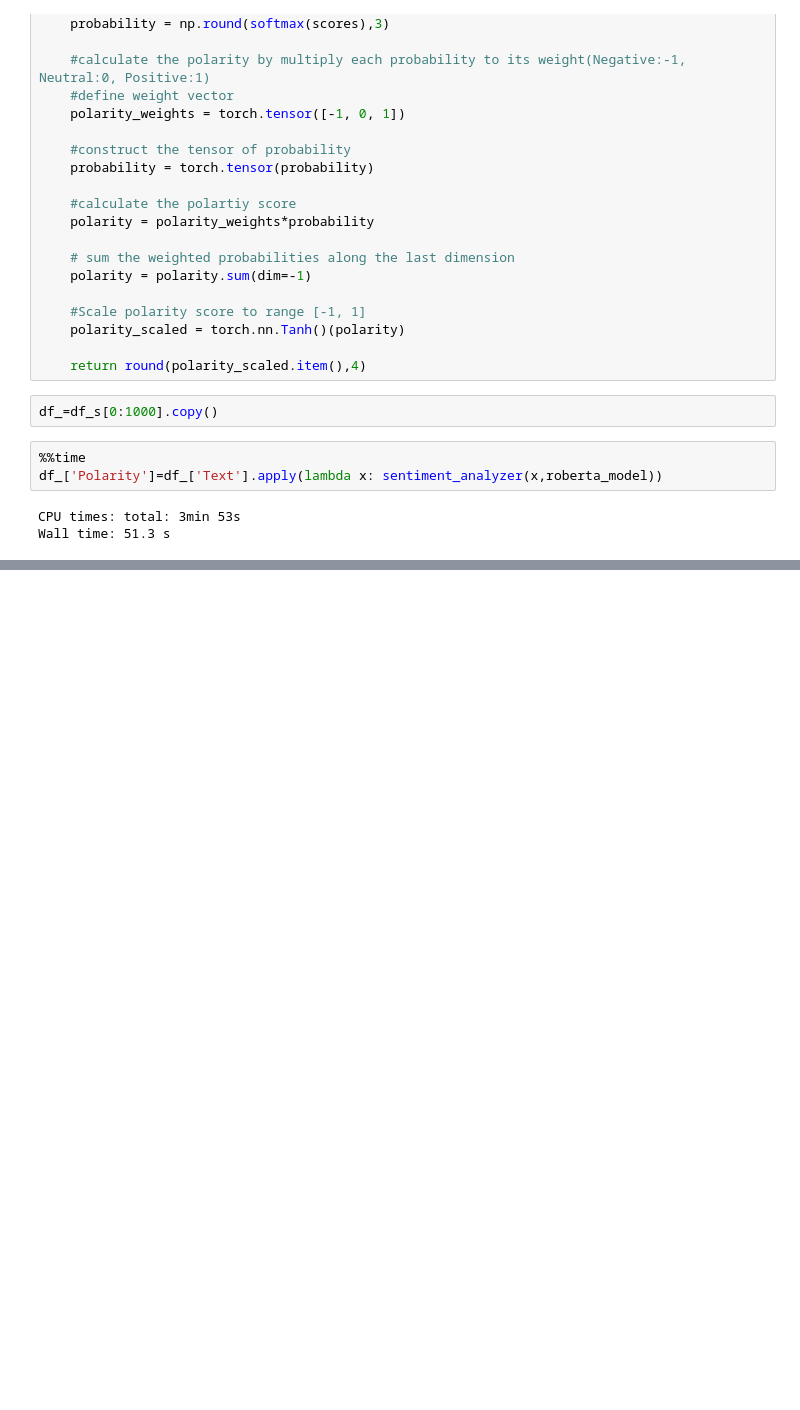
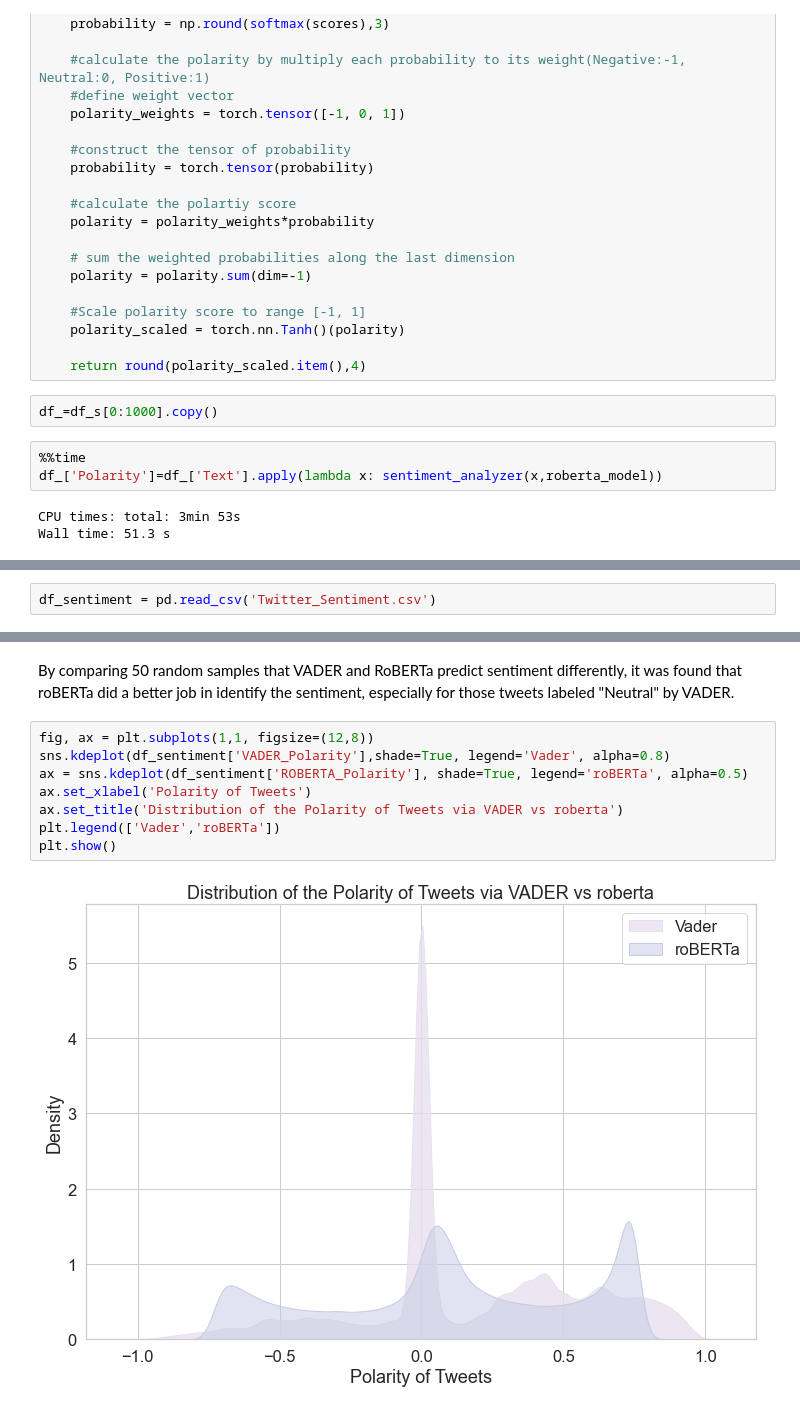
Before and after one commit to hxycorn/Twitter-Sentiment-Analysis-about-ChatGPT, a Jupyter notebook: Notebook/6_Sentiment_Analysis_VADER_RoBERTa.ipynb, the cells around one changed output, grey strips where cells are left out. Saved outputs shown, nothing was run; the diff lists cells and outputs as text; blank space fills up the shorter version.

```diff
--- a/Notebook/6_Sentiment_Analysis_VADER_RoBERTa.ipynb
+++ b/Notebook/6_Sentiment_Analysis_VADER_RoBERTa.ipynb
@@ -248,0 +234,2 @@ df_sentiment = pd.concat([pd.read_csv(file) for file in cvs_list])
+# %%
+df_sentiment = pd.read_csv('Twitter_Sentiment.csv')
@@ -248,0 +259,12 @@ df_sentiment = pd.concat([pd.read_csv(file) for file in cvs_list])
+# %% [markdown]
+By comparing 50 random samples that VADER and RoBERTa predict sentiment differently, it was found that roBERTa did a better job in identify the sentiment, especially for those tweets labeled "Neutral" by VADER.
+# %%
+fig, ax = plt.subplots(1,1, figsize=(12,8))
+sns.kdeplot(df_sentiment['VADER_Polarity'],shade=True, legend='Vader', alpha=0.8)
+ax = sns.kdeplot(df_sentiment['ROBERTA_Polarity'], shade=True, legend='roBERTa', alpha=0.5)
+ax.set_xlabel('Polarity of Tweets')
+ax.set_title('Distribution of the Polarity of Tweets via VADER vs roberta')
+plt.legend(['Vader','roBERTa'])
+plt.show()
+# %% [output]
+[figure, added]
```
Also changed, not shown: parts of 23 cells of this notebook.
